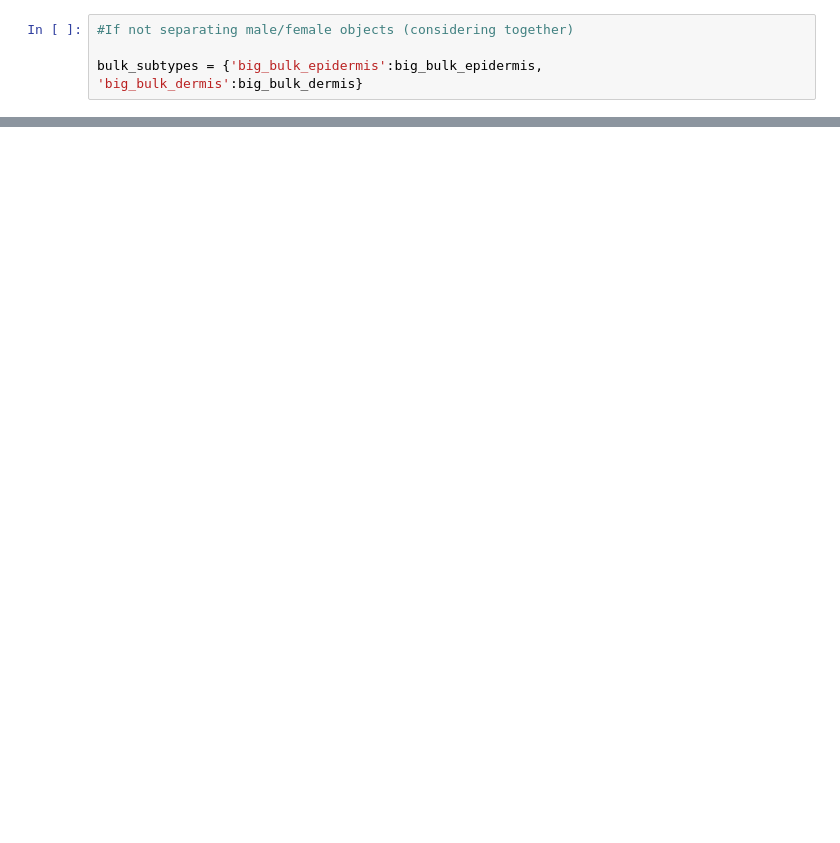
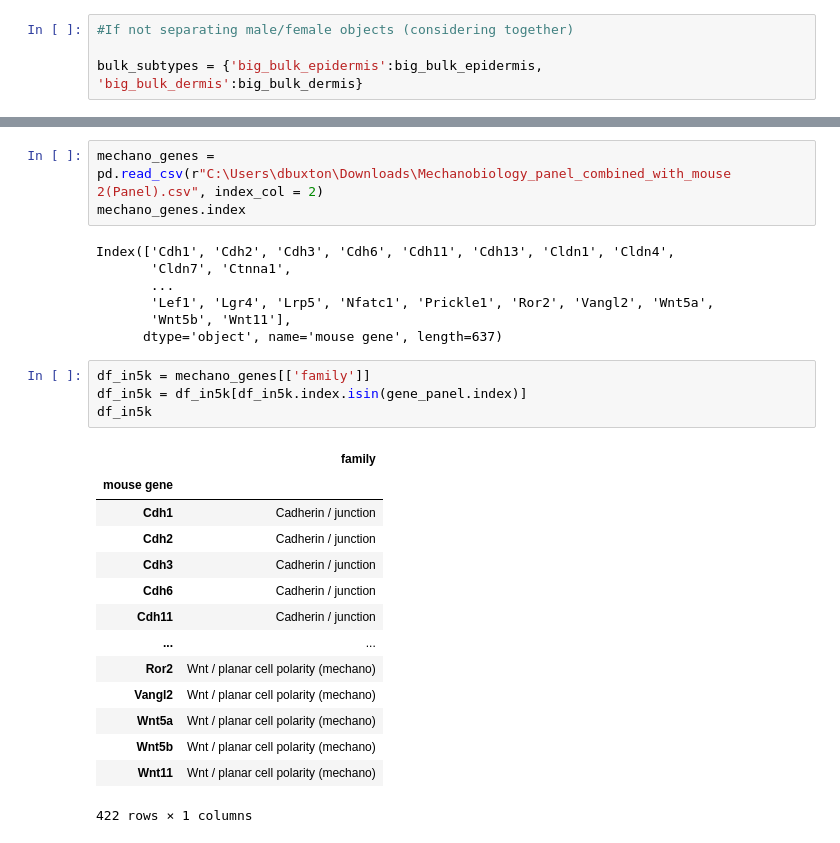
Before and after one commit to DominicBuxton/iMSC_Xenium_Phenocycler_Analysis, a Jupyter notebook: SpatialData_Analysis/mechano_associated_genes_heatmap.ipynb, the cells around one changed output, grey strips where cells are left out. Cells and saved outputs as stored; diff of their text form; blank space fills up the shorter version.

```diff
--- a/SpatialData_Analysis/mechano_associated_genes_heatmap.ipynb
+++ b/SpatialData_Analysis/mechano_associated_genes_heatmap.ipynb
@@ -235,0 +129,29 @@ IndexError: list index out of range
+# %%
+mechano_genes = pd.read_csv(r"C:\Users\dbuxton\Downloads\Mechanobiology_panel_combined_with_mouse 2(Panel).csv", index_col = 2)
+mechano_genes.index
+# %% [output]
+Index(['Cdh1', 'Cdh2', 'Cdh3', 'Cdh6', 'Cdh11', 'Cdh13', 'Cldn1', 'Cldn4',
+       'Cldn7', 'Ctnna1',
+       ...
+       'Lef1', 'Lgr4', 'Lrp5', 'Nfatc1', 'Prickle1', 'Ror2', 'Vangl2', 'Wnt5a',
+       'Wnt5b', 'Wnt11'],
+      dtype='object', name='mouse gene', length=637)
+# %%
+df_in5k = mechano_genes[['family']]
+df_in5k = df_in5k[df_in5k.index.isin(gene_panel.index)]
+df_in5k
+# %% [output]
+|  | family |
+| mouse gene |  |
+| Cdh1 | Cadherin / junction |
+| Cdh2 | Cadherin / junction |
+| Cdh3 | Cadherin / junction |
+| Cdh6 | Cadherin / junction |
+| Cdh11 | Cadherin / junction |
+| ... | ... |
+| Ror2 | Wnt / planar cell polarity (mechano) |
+| Vangl2 | Wnt / planar cell polarity (mechano) |
+| Wnt5a | Wnt / planar cell polarity (mechano) |
+| Wnt5b | Wnt / planar cell polarity (mechano) |
+| Wnt11 | Wnt / planar cell polarity (mechano) |
+422 rows × 1 columns
```
Also changed, not shown: parts of 18 cells of this notebook, 6 other files.
